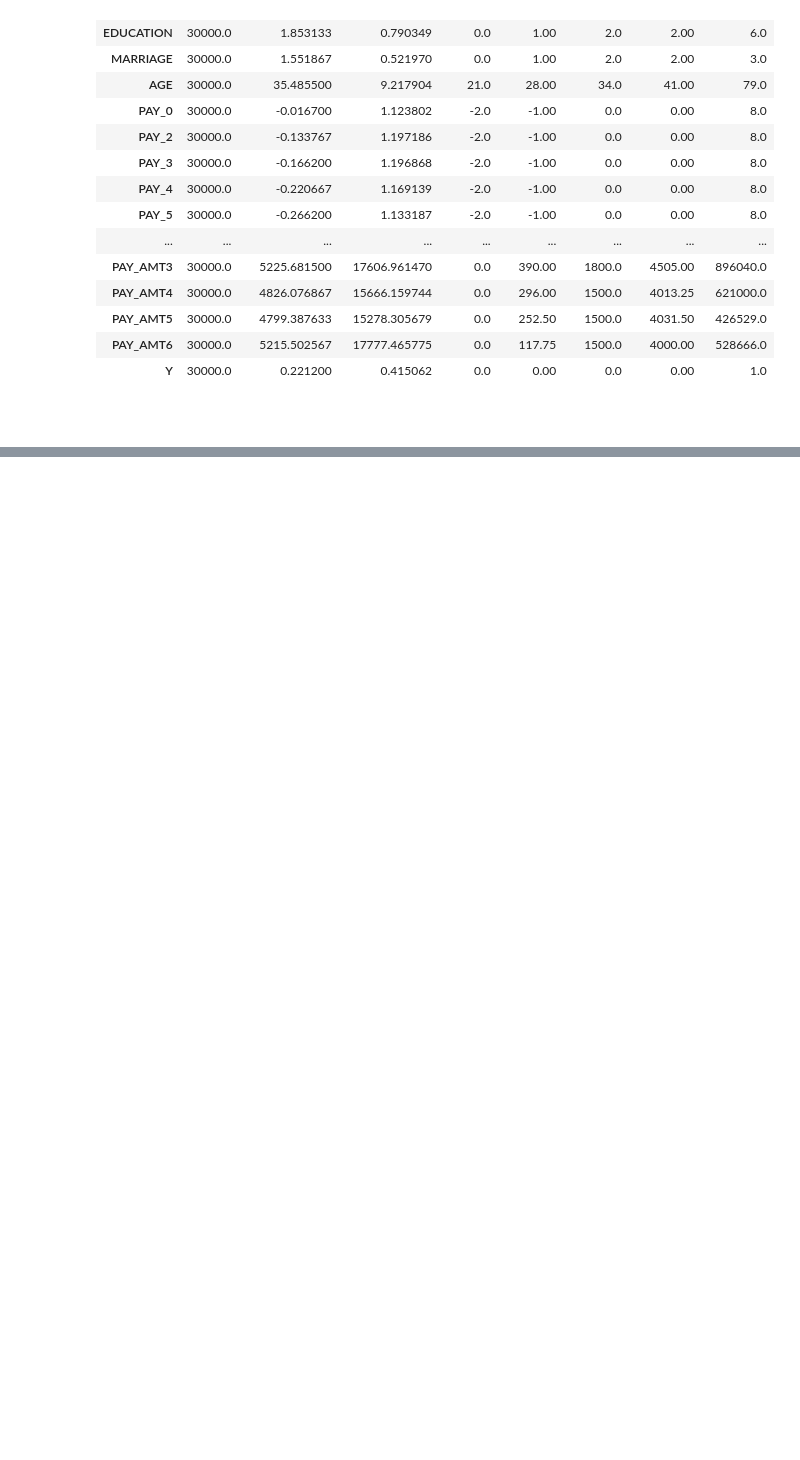
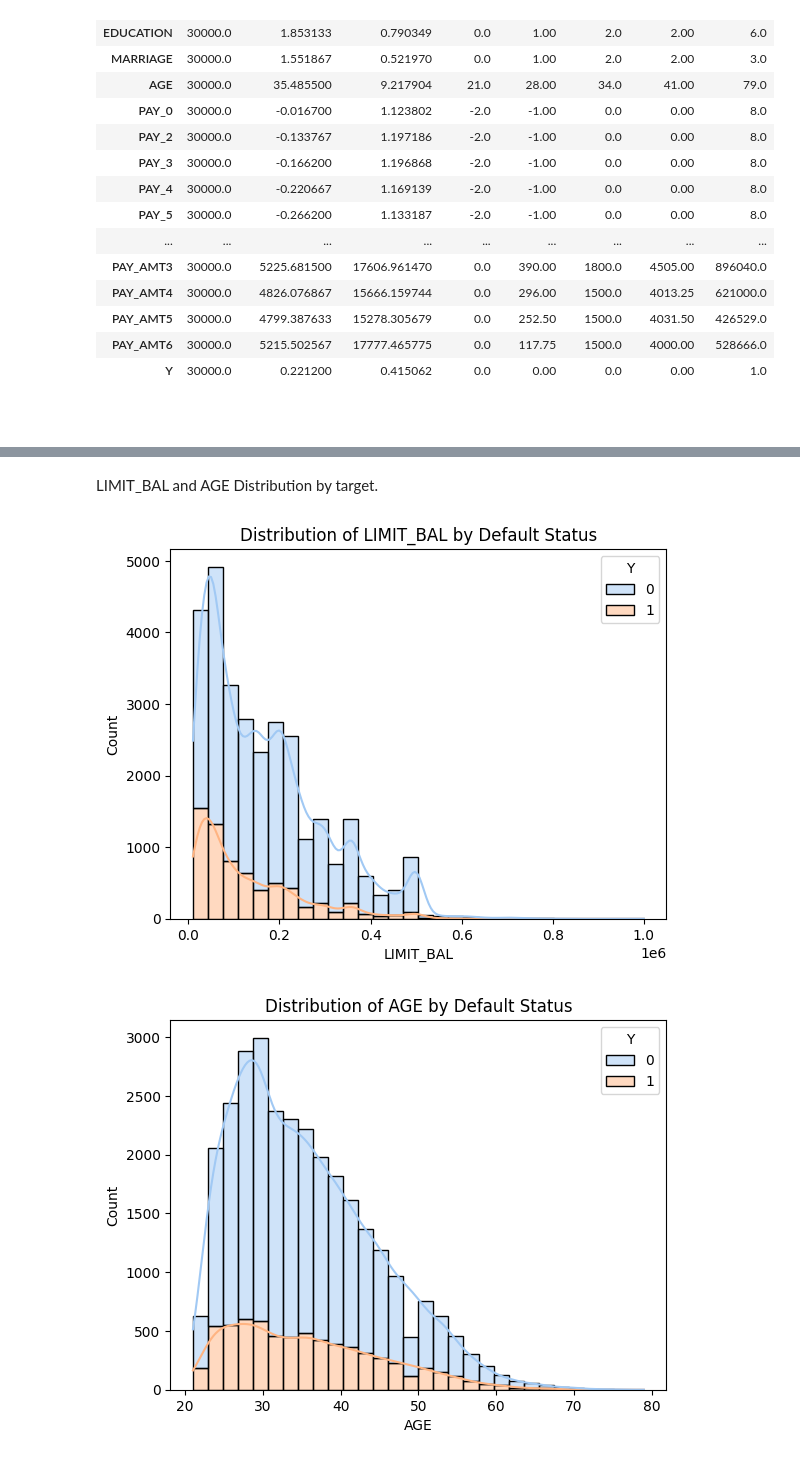
Before and after one commit to minjeoungneev/Default_Credit_Card, a Jupyter notebook: EDA.ipynb, the cells around one changed output, grey strips where cells are left out. Cells and saved outputs as stored; diff of their text form; code cells hidden in the pictures; blank space fills up the shorter version.

```diff
--- a/EDA.ipynb
+++ b/EDA.ipynb
@@ -72,0 +138,17 @@ df.describe().T
+# %% [markdown]
+LIMIT_BAL and AGE Distribution by target.
+# %%
+sns.histplot(data=df, x='LIMIT_BAL', hue='Y', multiple='stack', bins=30, palette='pastel', kde=True)
+plt.title("Distribution of LIMIT_BAL by Default Status")
+plt.xlabel("LIMIT_BAL")
+plt.ylabel("Count")
+plt.show()
+
+sns.histplot(data=df, x='AGE', hue='Y', multiple='stack', bins=30, palette='pastel', kde=True)
+plt.title("Distribution of AGE by Default Status")
+plt.xlabel("AGE")
+plt.ylabel("Count")
+plt.show()
+# %% [output]
+[figure, added]
+[figure, added]
```
Also changed, not shown: parts of 9 cells of this notebook.
